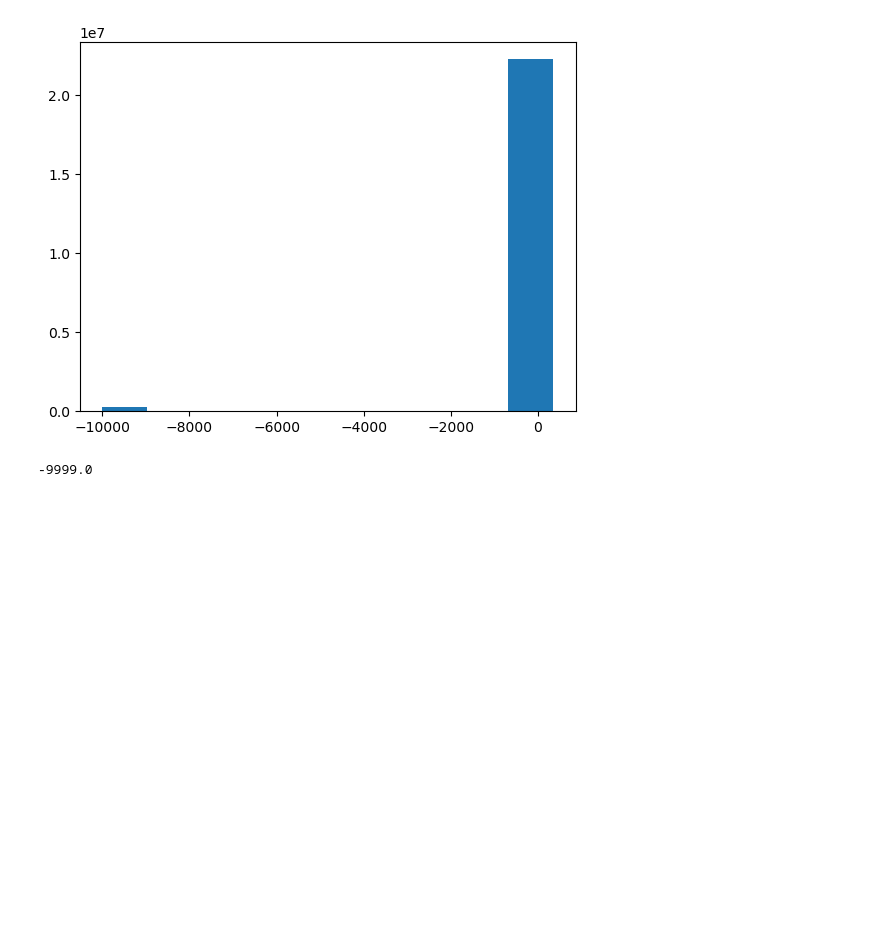
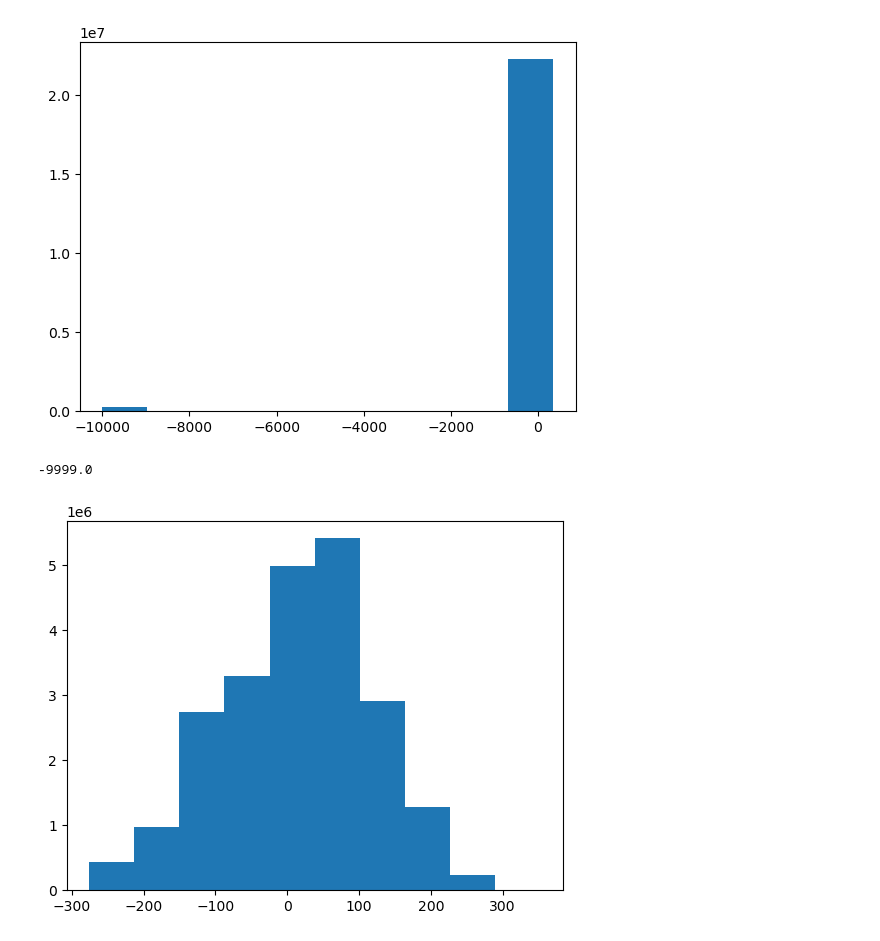
Before and after one commit to WiDS-Urbana-Champaign/WiDS-Urbana-Champaign.github.io, a Jupyter notebook: week04/inClass_week04.ipynb, the cells around one changed output. Cells and saved outputs as stored; diff of their text form; code cells hidden in the pictures; blank space fills up the shorter version.

```diff
--- a/week04/inClass_week04.ipynb
+++ b/week04/inClass_week04.ipynb
@@ -213,3 +213,10 @@ plt.show()
 michigan.min()
 # %% [output]
 -9999.0
+# %%
+michigan[michigan == -9999] = np.nan
+# %%
+plt.hist(michigan.flatten())
+plt.show()
+# %% [output]
+[figure, added]
```
